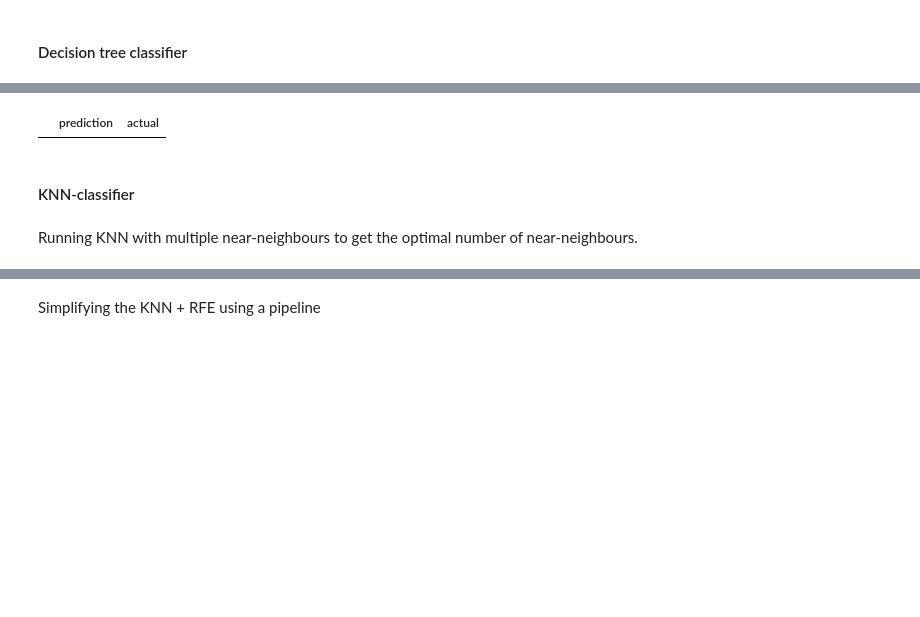
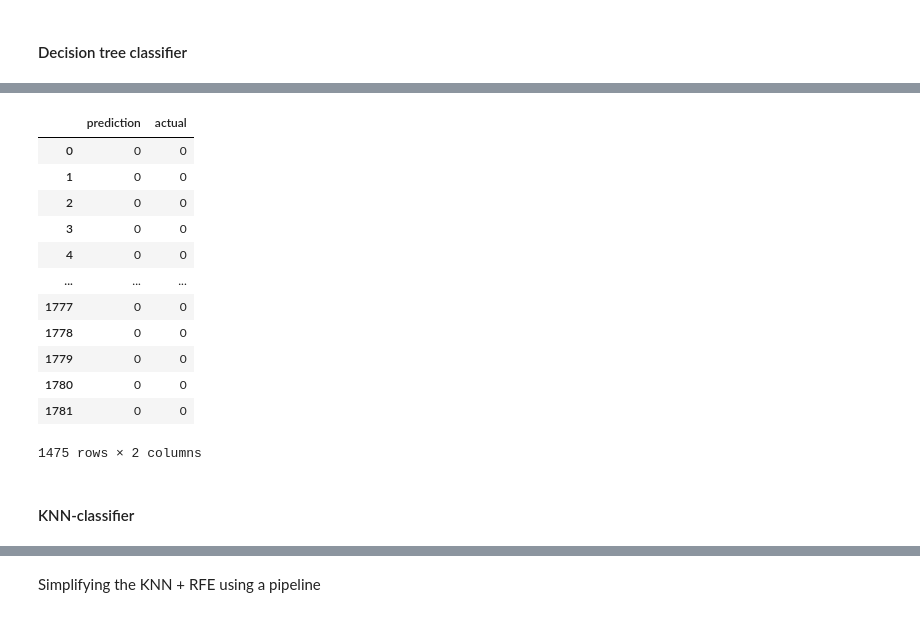
Before and after one commit to palmafr/MDPIData2022, a Jupyter notebook: ml_models.ipynb, the cells around one changed output, grey strips where cells are left out. Saved outputs shown, nothing was run; the diff lists cells and outputs as text; code cells hidden in the pictures; blank space fills up the shorter version.

```diff
--- a/ml_models.ipynb
+++ b/ml_models.ipynb
@@ -119,5 +123,5 @@ The target variables are severity, title and vulnerable. Thus changing the value
 # %%
-X, y, test_X, test_Y = x_y_split(1)
+X, y, test_X, test_Y = x_y_split(0)
 # %% [markdown]
 ### Random over-sampling
 # %%
@@ -201,4 +207,12 @@ def fit_feature_set(feature_set):
 # %%
 fit_feature_set(rfe_features)
+# %%
+def predict(model):
+  model.fit(X_ros, y_ros)
+  predictions = model.predict(test_X)
+  accuracy = accuracy_score(test_Y,predictions)
+  precision = precision_score(test_Y, predictions, average='micro')
+  recall =recall_score(test_Y, predictions)
+  return [accuracy, precision, recall, predictions]
 # %% [markdown]
 #### Decision tree classifier
@@ -218,0 +219,6 @@ Accuracy: 0.875 (0.003)
+# %%
+dt = DecisionTreeClassifier(ccp_alpha=0.036)
+metrics = []
+for i in range(10):
+  metrics.append(predict(dt)[0])
+metrics
@@ -219,12 +236,22 @@ Accuracy: 0.875 (0.003)
 # %%
-dt_df = pd.DataFrame([dt_predictions, test_Y]).T
+dt_df = pd.DataFrame([predict(dt)[3], test_Y]).T
 dt_df.columns = ['prediction', 'actual']
 dt_df['prediction'] = dt_df['prediction'].astype(int)
 dt_df['actual'] = dt_df['actual'].astype(int)
-dt_df.loc[(dt_df['prediction'] == 1)&(dt_df['actual'] == 1)]
+dt_df.loc[(dt_df['prediction'] == dt_df['actual'])]
 # %% [output]
 |  | prediction | actual |
+| 0 | 0 | 0 |
+| 1 | 0 | 0 |
+| 2 | 0 | 0 |
+| 3 | 0 | 0 |
+| 4 | 0 | 0 |
+| ... | ... | ... |
+| 1777 | 0 | 0 |
+| 1778 | 0 | 0 |
+| 1779 | 0 | 0 |
+| 1780 | 0 | 0 |
+| 1781 | 0 | 0 |
+1475 rows × 2 columns
 # %% [markdown]
 #### KNN-classifier
-# %% [markdown]
-Running KNN with multiple near-neighbours to get the optimal number of near-neighbours.
```
Also changed, not shown: parts of 19 cells of this notebook.
